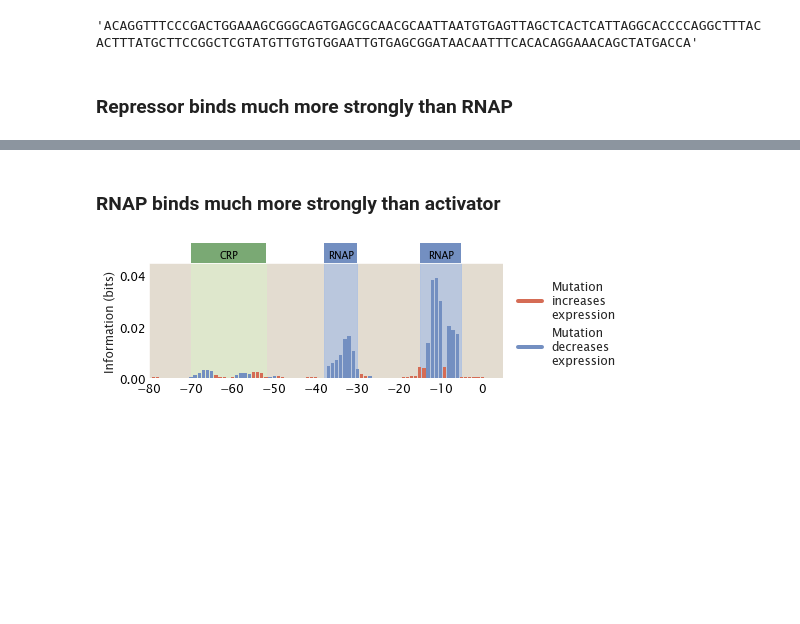
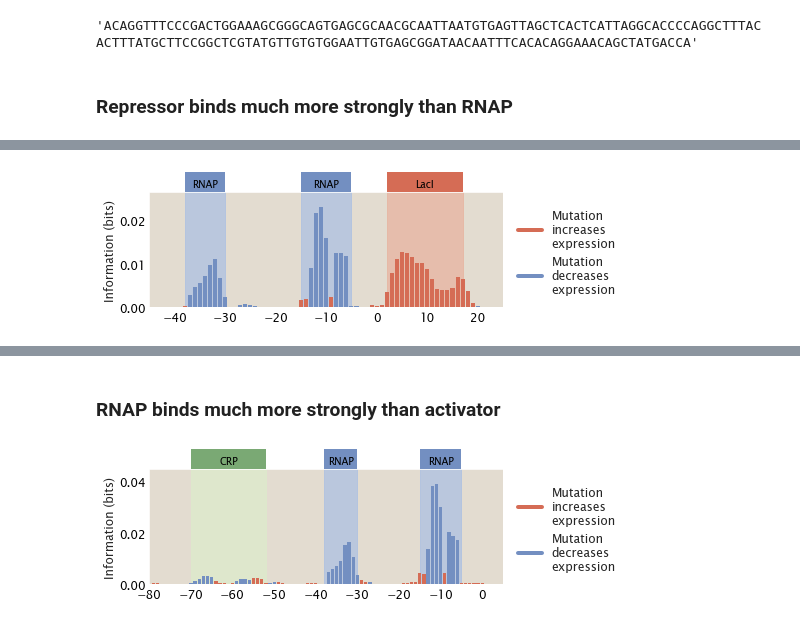
Before and after one commit to RPGroup-PBoC/theoretical_regseq, a Jupyter notebook: notebooks/noise/relative_binding_energy.ipynb, the cells around one changed output, grey strips where cells are left out. Drawn from its saved outputs; the diff is of its cells as text; code cells hidden in the pictures; blank space fills up the shorter version.

Commit message:
quantifying information footprints

```diff
--- a/notebooks/noise/relative_binding_energy.ipynb
+++ b/notebooks/noise/relative_binding_energy.ipynb
@@ -88,0 +138,19 @@ tregs.footprint.plot_footprint(promoter, df, region_params,
+# %%
+n_NS = len(genome)
+n_p = 4600
+n_r = 10
+ep_wt = -20
+er_wt = -15
+
+df = tregs.simulate.sim(promoter, tregs.simulate.simrep_pbound, [rnap_site, rep_site],
+                        *[n_NS, n_p, n_r, rnap_emat, rep_emat, ep_wt, er_wt],
+                        scaling_factor=10**7)
+
+region_params = [(-38, -30, 'P', 'RNAP'), (-15, -5, 'P', 'RNAP'), (2, 17, 'R', 'LacI')]
+tregs.footprint.plot_footprint(promoter, df, region_params,
+                               x_lims=(-45, 25), fig_width=8,
+                               legend_xcoord=1.35,
+                               annotate_stn=False,
+                               outfile='../../figs/bindingenergy1.png')
+# %% [output]
+[figure, added]
```
Also changed, not shown: parts of 9 cells of this notebook, 15 other files.
